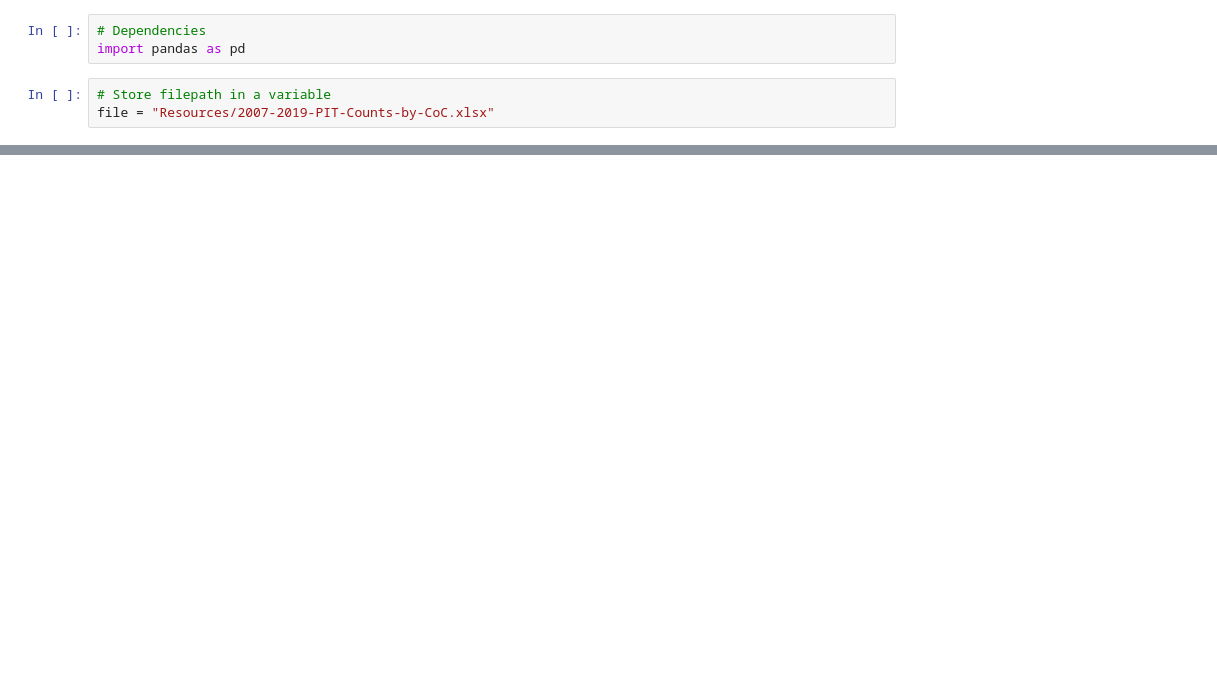
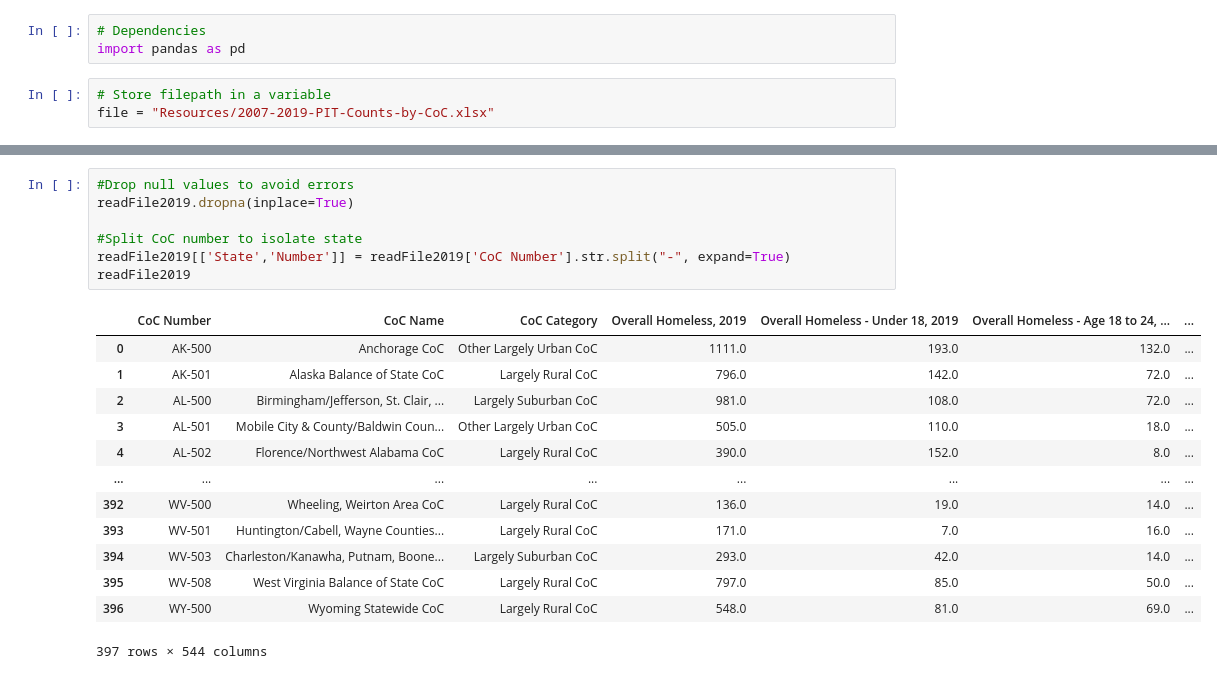
Before and after one commit to Rshn8411/ETL_project, a Jupyter notebook: Cleaning 2007-2019-PIT-Counts-by-CoC.ipynb, the cells around one changed output, grey strips where cells are left out. Saved outputs shown, nothing was run; the diff lists cells and outputs as text; blank space fills up the shorter version.

```diff
--- a/Cleaning 2007-2019-PIT-Counts-by-CoC.ipynb
+++ b/Cleaning 2007-2019-PIT-Counts-by-CoC.ipynb
@@ -24,0 +10,21 @@ readFile
+# %%
+#Drop null values to avoid errors
+readFile2019.dropna(inplace=True)
+
+#Split CoC number to isolate state
+readFile2019[['State','Number']] = readFile2019['CoC Number'].str.split("-", expand=True)
+readFile2019
+# %% [output]
+|  | CoC Number | CoC Name | CoC Category | Overall Homeless, 2019 | Overall Homeless - Under 18, 2019 | Overall Homeless - Age 18 to 24, ... | ... |
+| 0 | AK-500 | Anchorage CoC | Other Largely Urban CoC | 1111.0 | 193.0 | 132.0 | ... |
+| 1 | AK-501 | Alaska Balance of State CoC | Largely Rural CoC | 796.0 | 142.0 | 72.0 | ... |
+| 2 | AL-500 | Birmingham/Jefferson, St. Clair, ... | Largely Suburban CoC | 981.0 | 108.0 | 72.0 | ... |
+| 3 | AL-501 | Mobile City & County/Baldwin Coun... | Other Largely Urban CoC | 505.0 | 110.0 | 18.0 | ... |
+| 4 | AL-502 | Florence/Northwest Alabama CoC | Largely Rural CoC | 390.0 | 152.0 | 8.0 | ... |
+| ... | ... | ... | ... | ... | ... | ... | ... |
+| 392 | WV-500 | Wheeling, Weirton Area CoC | Largely Rural CoC | 136.0 | 19.0 | 14.0 | ... |
+| 393 | WV-501 | Huntington/Cabell, Wayne Counties... | Largely Rural CoC | 171.0 | 7.0 | 16.0 | ... |
+| 394 | WV-503 | Charleston/Kanawha, Putnam, Boone... | Largely Suburban CoC | 293.0 | 42.0 | 14.0 | ... |
+| 395 | WV-508 | West Virginia Balance of State CoC | Largely Rural CoC | 797.0 | 85.0 | 50.0 | ... |
+| 396 | WY-500 | Wyoming Statewide CoC | Largely Rural CoC | 548.0 | 81.0 | 69.0 | ... |
+397 rows × 544 columns
```
Also changed, not shown: parts of 19 cells of this notebook.
